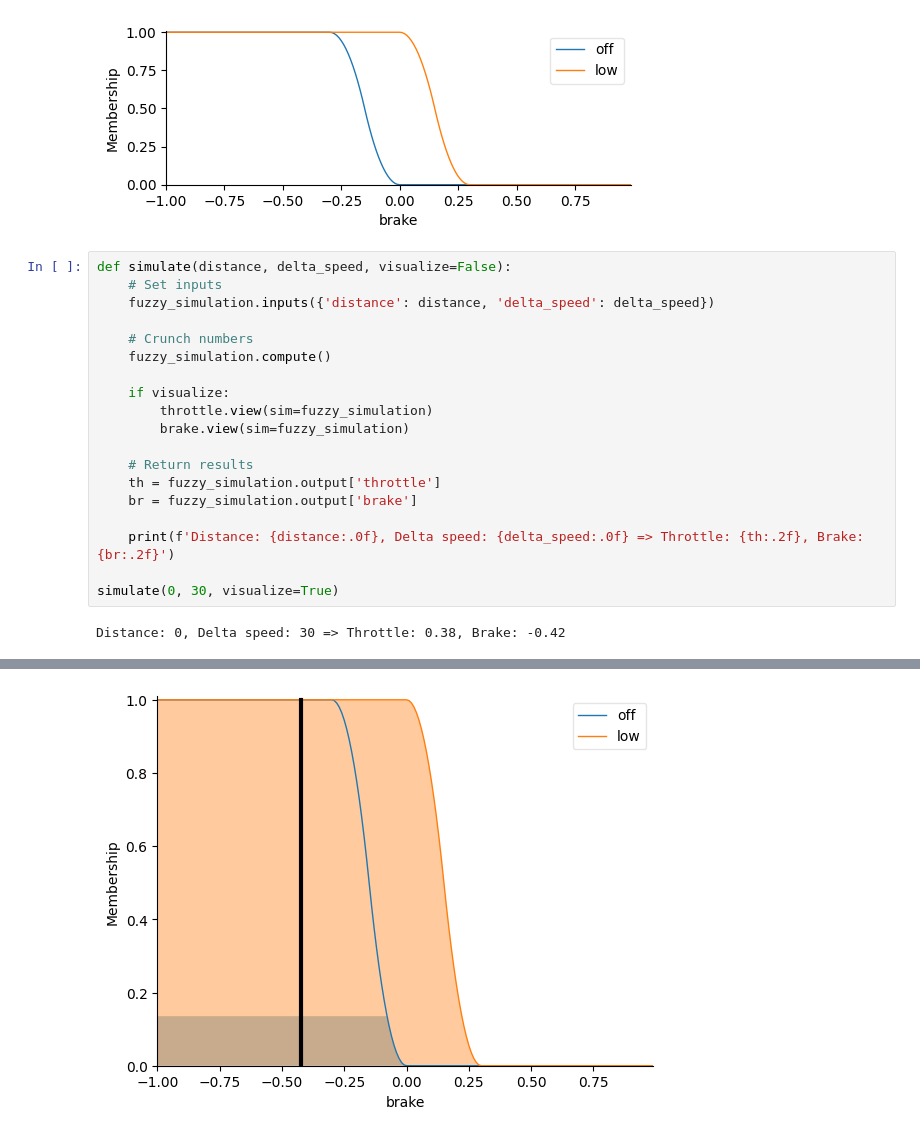
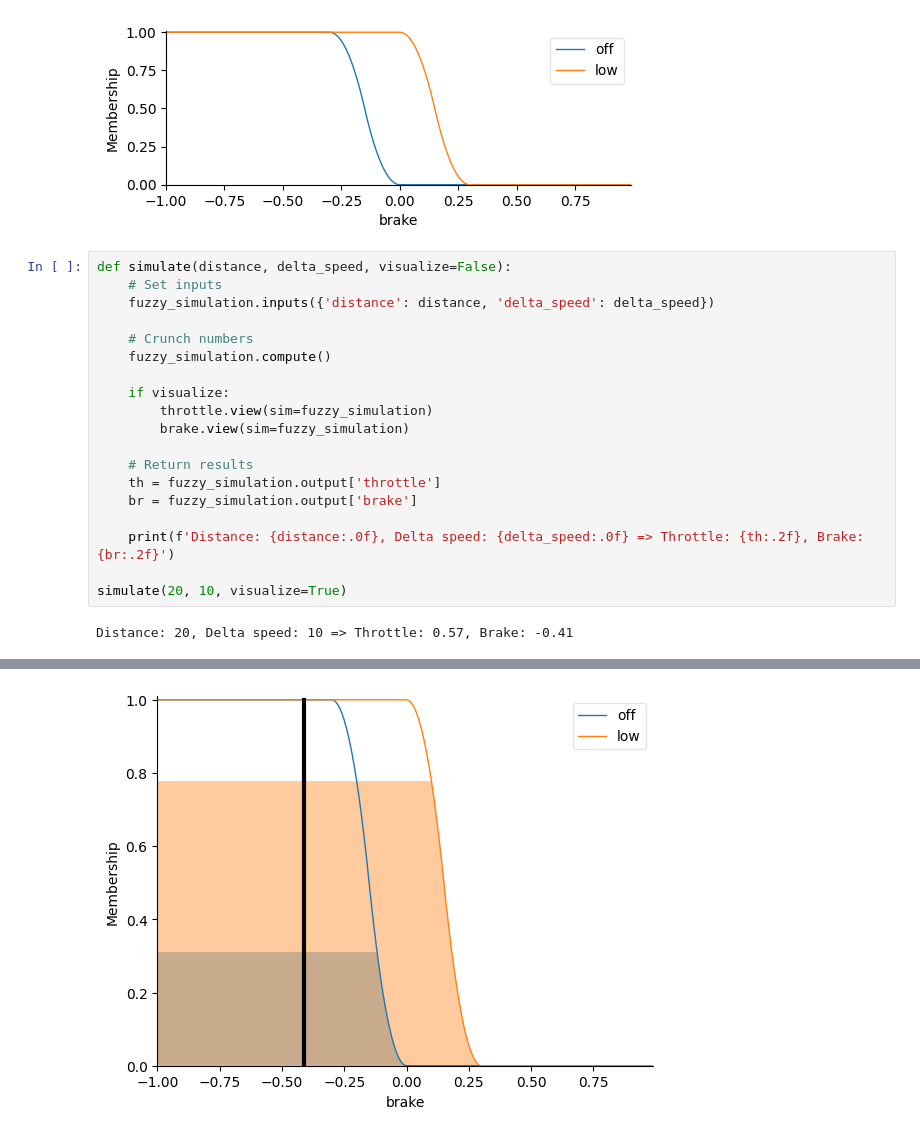
Before and after one commit to floriandejonckheere/abo-autonomic-systems-carla, a Jupyter notebook: fuzzy.ipynb, the cells around one changed output, grey strips where cells are left out. Cells and saved outputs as stored; diff of their text form.

```diff
--- a/fuzzy.ipynb
+++ b/fuzzy.ipynb
@@ -89,6 +89,6 @@ def simulate(distance, delta_speed, visualize=False):
 
     print(f'Distance: {distance:.0f}, Delta speed: {delta_speed:.0f} => Throttle: {th:.2f}, Brake: {br:.2f}')
 
-simulate(0, 30, visualize=True)
+simulate(20, 10, visualize=True)
 # %% [output]
-Distance: 0, Delta speed: 30 => Throttle: 0.38, Brake: -0.42
+Distance: 20, Delta speed: 10 => Throttle: 0.57, Brake: -0.41
@@ -96 +96 @@ Distance: 0, Delta speed: 30 => Throttle: 0.38, Brake: -0.42
-[figure, old version]
+[figure, new version]
```
Also changed, not shown: parts of 1 cell of this notebook.
